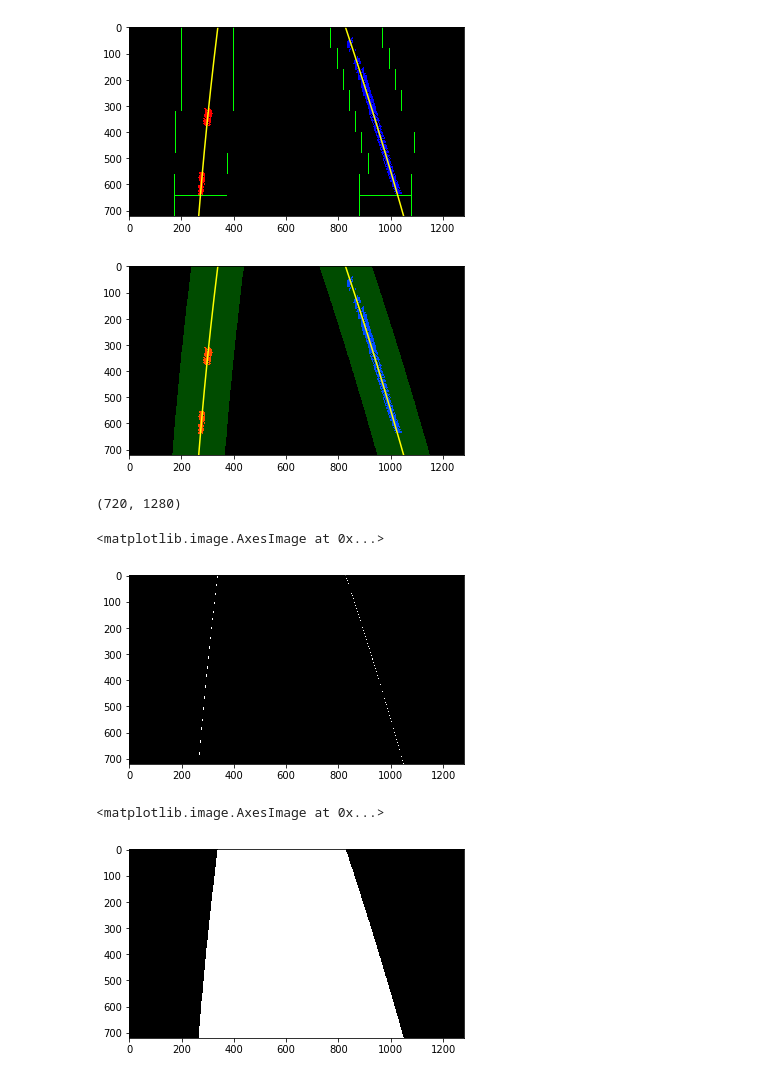
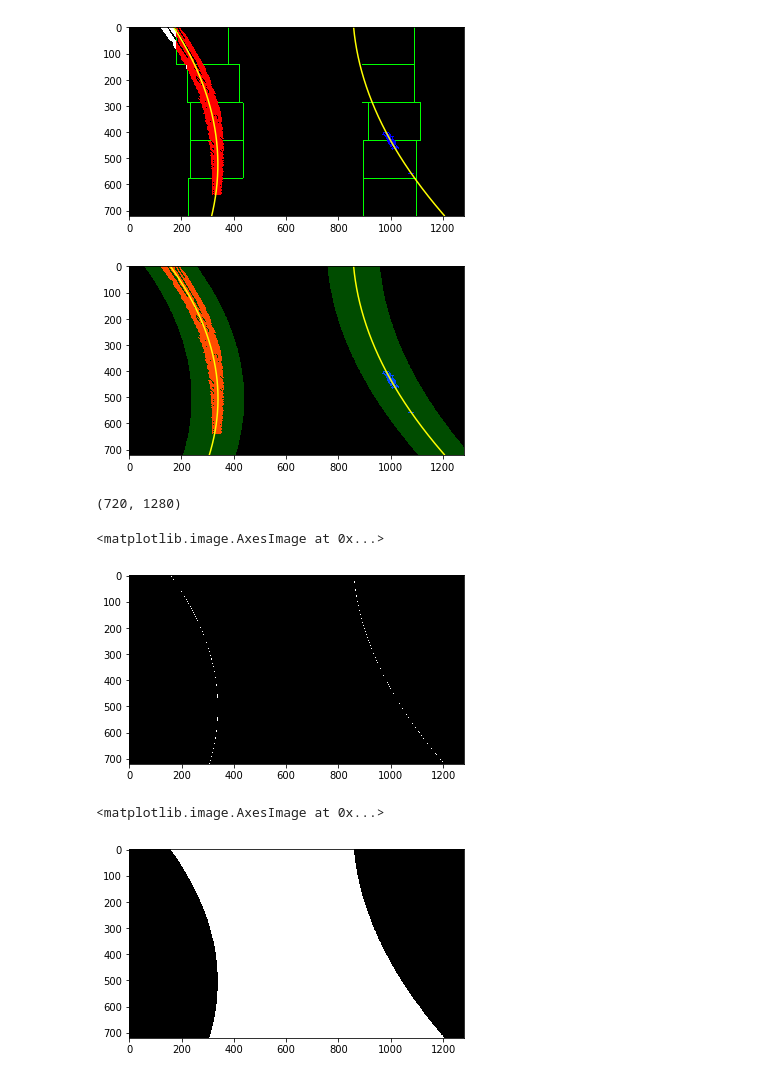
Before and after one commit to tyler-lewis-udacity/Advanced_Lane_Finding, a Jupyter notebook: P4_advanced_lane_finding.ipynb, the cells around one changed output. Drawn from its saved outputs; the diff is of its cells as text; code cells hidden in the pictures.

```diff
--- a/P4_advanced_lane_finding.ipynb
+++ b/P4_advanced_lane_finding.ipynb
@@ -221,11 +221,21 @@ def warp_image(combined_binary, src):
 #     unwarped = cv2.warpPerspective(warped, Minv, img_size)
 
     return warped_binary, M, Minv
+# %%
+def make_histogram(warped_binary, padding=100):
+     # Take a histogram of the bottom half of the image
+    histogram = np.sum(warped_binary[warped_binary.shape[0]//2:,:], axis=0)
+    # Chop off any histogram values near the edge of the image
+    histogram[:padding] = 0
+    histogram[:len(histogram)-padding-1:-1] = 0
+
+    plt.plot(histogram)
+
+    return histogram
 # %%
-def window_search(warped_binary):
+def window_search(warped_binary, histogram):
     # Assuming you have created a warped binary image called "warped_binary"
-    # Take a histogram of the bottom half of the image
-    histogram = np.sum(warped_binary[warped_binary.shape[0]//2:,:], axis=0)
+
     # Create an output image to draw on and  visualize the result
     out_img = np.dstack((warped_binary, warped_binary, warped_binary))*255
 
@@ -236,7 +246,7 @@ def window_search(warped_binary):
     rightx_base = np.argmax(histogram[midpoint:]) + midpoint
 
     # Choose the number of sliding windows
-    nwindows = 9
+    nwindows = 5
     # Set height of windows
     window_height = np.int(warped_binary.shape[0]/nwindows)
     # Identify the x and y positions of all nonzero pixels in the image
@@ -331,10 +341,13 @@ def window_search(warped_binary):
     # Create black image with only lines on it
     line_fits_binary = np.zeros((warped_binary.shape[0], warped_binary.shape[1]), dtype='uint8')
     for i in range(len(ploty)):
-        index = (int(ploty[i]), int(left_fitx[i]))
-        line_fits_binary[index[0], index[1]] = 255
-        index = (int(ploty[i]), int(right_fitx[i]))
-        line_fits_binary[index[0], index[1]] = 255
+        try:
+            index = (int(ploty[i]), int(left_fitx[i]))
+            line_fits_binary[index[0], index[1]] = 255
+            index = (int(ploty[i]), int(right_fitx[i]))
+            line_fits_binary[index[0], index[1]] = 255
+        except:
+            pass
 
 
 
@@ -504,7 +513,7 @@ mtx = calibration_data["mtx"]
 dist = calibration_data["dist"]
 # %%
 # Read in a test image:
-original_image = bgr2rgb(cv2.imread('test_images/straight_lines2.jpg'))
+original_image = bgr2rgb(cv2.imread('test_images/test2.jpg'))
 plt.imshow(original_image, cmap=None)
 # %% [output]
 <matplotlib.image.AxesImage at 0x...>
@@ -559,0 +564,3 @@ plot_side_by_side_gray(combined_binary, warped_binary ,'Combined Binary' , 'Pers
+# %%
+# Histogram
+histogram = make_histogram(warped_binary)
@@ -563,27 +572,27 @@ plot_side_by_side_gray(combined_binary, warped_binary ,'Combined Binary' , 'Pers
 ######################################################################################################################################
 # %%
 # Window search (...for first frame only)
-line_fits_binary, left_fit, right_fit, avg_curverad, distance_from_center, out_img = window_search(warped_binary)
+line_fits_binary, left_fit, right_fit, avg_curverad, distance_from_center, out_img = window_search(warped_binary, histogram)
 # %% [output]
-[figure, old version]
+[figure, new version]
 # %%
 # Proximity search (...for all frames other than the first frame)
 line_fits_binary, left_fit, right_fit, avg_curverad, distance_from_center, out_img = proximity_search(warped_binary, left_fit, right_fit)
 # %% [output]
-[figure, old version]
+[figure, new version]
 # %%
 print(line_fits_binary.shape)
 plt.imshow(line_fits_binary, cmap='gray')
 # %% [output]
 (720, 1280)
 <matplotlib.image.AxesImage at 0x...>
-[figure, old version]
+[figure, new version]
 # %%
 filled_image = fill_image(line_fits_binary)
 plt.imshow(filled_image, cmap='gray')
 # %% [output]
 <matplotlib.image.AxesImage at 0x...>
-[figure, old version]
+[figure, new version]
 # %%
 unwarped_image = unwarp_image(filled_image, Minv)
 print(unwarped_image.shape)
```
Also changed, not shown: parts of 12 cells of this notebook.
